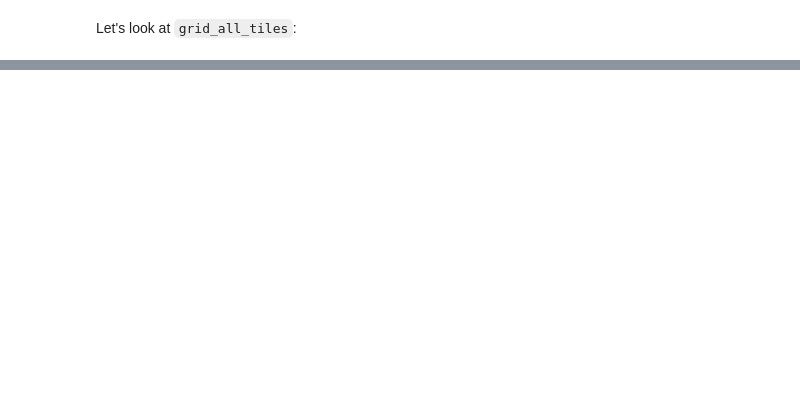
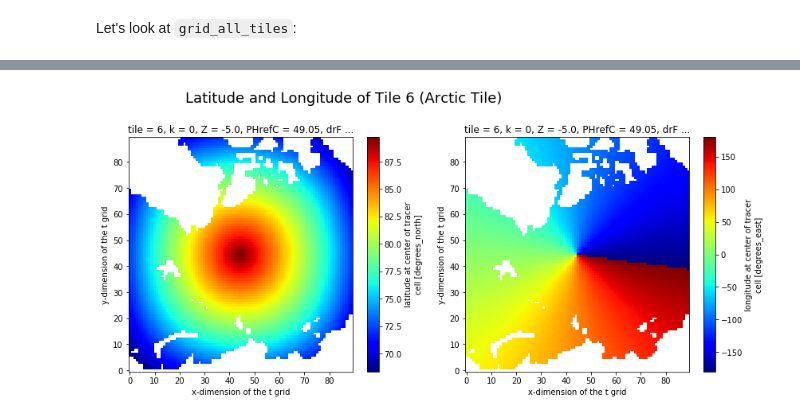
Before and after one commit to ECCO-GROUP/ECCO-v4-Python-Tutorial, a Jupyter notebook: Tutorials_as_Jupyter_Notebooks/ECCO_v4_Loading_all_llc_NetCDF_tile_files_at_once.ipynb, the cells around one changed output, grey strips where cells are left out. Cells and saved outputs as stored; diff of their text form; code cells hidden in the pictures; blank space fills up the shorter version.

```diff
--- a/Tutorials_as_Jupyter_Notebooks/ECCO_v4_Loading_all_llc_NetCDF_tile_files_at_once.ipynb
+++ b/Tutorials_as_Jupyter_Notebooks/ECCO_v4_Loading_all_llc_NetCDF_tile_files_at_once.ipynb
@@ -50,0 +77,14 @@ Removing Dataset Attributes A-Z
+# %%
+import numpy as np
+import xarray as xr
+import sys
+import matplotlib.pyplot as plt
+
+sys.path.append('/Users/ifenty/ECCOv4-py')
+import ecco_v4_py as ecco
+
+# define a high-level directory for ECCO fields
+ECCO_tiles_dir = '/Users/ifenty/eccov4r3_native_grid_netcdf_tiles/'
+
+# Load one tile of the llc90 grid
+grid_dir= ECCO_tiles_dir + 'grid'
@@ -51,3 +93,6 @@ Removing Dataset Attributes A-Z
+# %%
+grid_all_tiles = ecco.load_ecco_grid_from_tiles_nc(grid_dir).load()
+grid_all_tiles.attrs = []
 # %% [markdown]
 Let's look at `grid_all_tiles`:
 # %%
@@ -231,0 +186,19 @@ Now you know how to load all 13 NetCDF tile files for both grid parameters and s
+# %%
+fig=plt.figure(figsize=(10, 10))
+# create a subplot to the left to plot longitude
+fig = plt.subplot(221)
+# mask out the land in the latitude field
+YC_masked = grid_all_tiles.YC.where(grid_all_tiles.hFacC.sel(k=0) != 0, np.nan)
+# select out tile 6 and plot using the 'jet' colormap
+YC_masked.sel(tile=6).plot(cmap='jet')
+
+# repeat with longitude
+plt.subplot(222)
+XC_masked = grid_all_tiles.XC.where(grid_all_tiles.hFacC.sel(k=0) != 0, np.nan)
+XC_masked.sel(tile=6).plot(cmap='jet')
+
+# push the subplots away from each other a bit
+plt.subplots_adjust(bottom=0, right=1.2, top=.9)
+plt.suptitle('Latitude and Longitude of Tile 6 (Arctic Tile)', fontsize=18);
+# %% [output]
+[figure, added]
```
Also changed, not shown: parts of 61 cells of this notebook, 2 other files.
